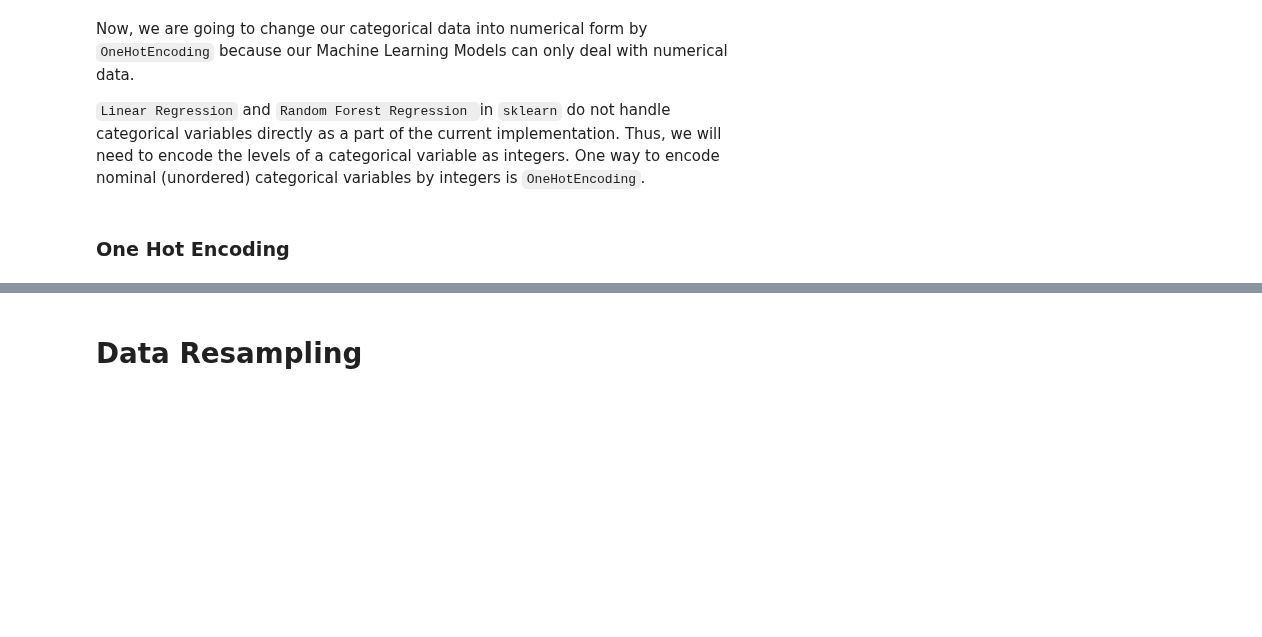
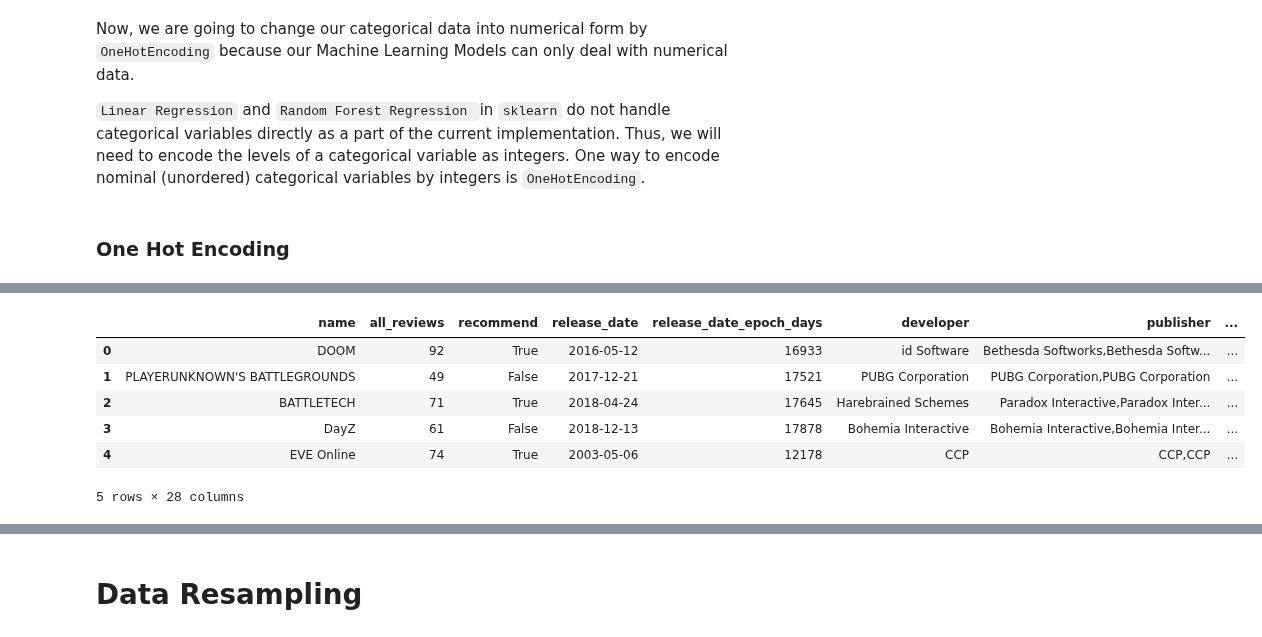
Before and after one commit to Pante/SC1015-Project, a Jupyter notebook: Data Clustering and Resampling.ipynb, the cells around one changed output, grey strips where cells are left out. Saved outputs shown, nothing was run; the diff lists cells and outputs as text; code cells hidden in the pictures; blank space fills up the shorter version.

```diff
--- a/Data Clustering and Resampling.ipynb
+++ b/Data Clustering and Resampling.ipynb
@@ -264,0 +129,21 @@ games_prediction.to_csv('games-prediction.csv')
+# %%
+from sklearn.cluster import KMeans
+from sklearn.preprocessing import StandardScaler
+
+# Standardize the data
+scaler = StandardScaler()
+data_std = scaler.fit_transform(pca_result)
+
+# Create a k-means object with 3 clusters
+kmeans = KMeans(n_clusters= 5, random_state=42)
+
+# Fit the k-means object to the data
+kmeans.fit(data_std)
+
+# Get the cluster labels
+labels = kmeans.labels_
+
+# Add the cluster labels to the original data
+Kmeans_result = pd.DataFrame(labels, columns = ['k_cluster'])
+
+Kmeans_result.value_counts()
@@ -264,0 +160,4 @@ games_prediction.to_csv('games-prediction.csv')
+# %%
+# Perform one-hot encoding on the 'k_cluster' column of the 'Kmeans_result' dataframe
+clusters = pd.get_dummies(Kmeans_result['k_cluster'], prefix = 'K_cluster')
+clusters.head()
@@ -264,0 +176,10 @@ games_prediction.to_csv('games-prediction.csv')
+# %%
+games.head()
+# %% [output]
+|  | name | all_reviews | recommend | release_date | release_date_epoch_days | developer | publisher | ... |
+| 0 | DOOM | 92 | True | 2016-05-12 | 16933 | id Software | Bethesda Softworks,Bethesda Softw... | ... |
+| 1 | PLAYERUNKNOWN'S BATTLEGROUNDS | 49 | False | 2017-12-21 | 17521 | PUBG Corporation | PUBG Corporation,PUBG Corporation | ... |
+| 2 | BATTLETECH | 71 | True | 2018-04-24 | 17645 | Harebrained Schemes | Paradox Interactive,Paradox Inter... | ... |
+| 3 | DayZ | 61 | False | 2018-12-13 | 17878 | Bohemia Interactive | Bohemia Interactive,Bohemia Inter... | ... |
+| 4 | EVE Online | 74 | True | 2003-05-06 | 12178 | CCP | CCP,CCP | ... |
+5 rows × 28 columns
```
Also changed, not shown: parts of 43 cells of this notebook.
